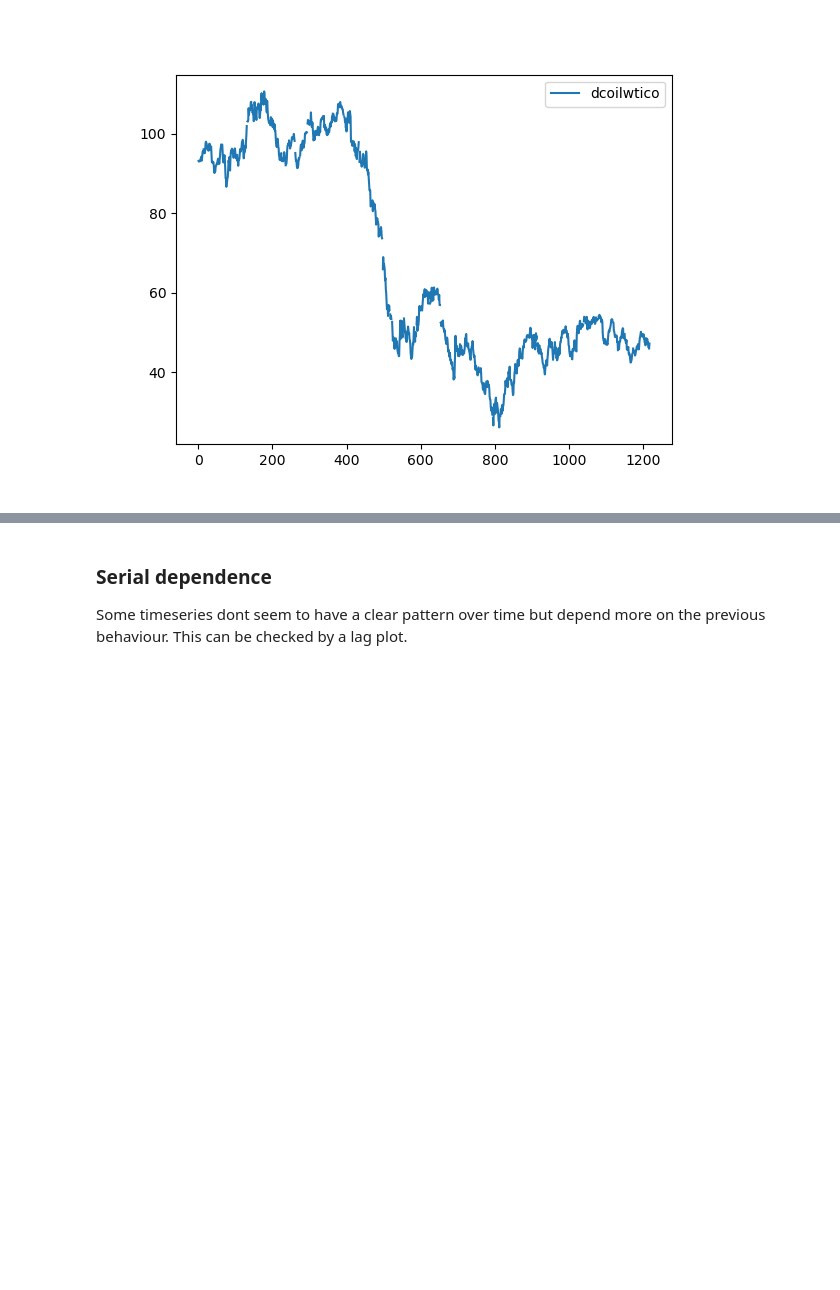
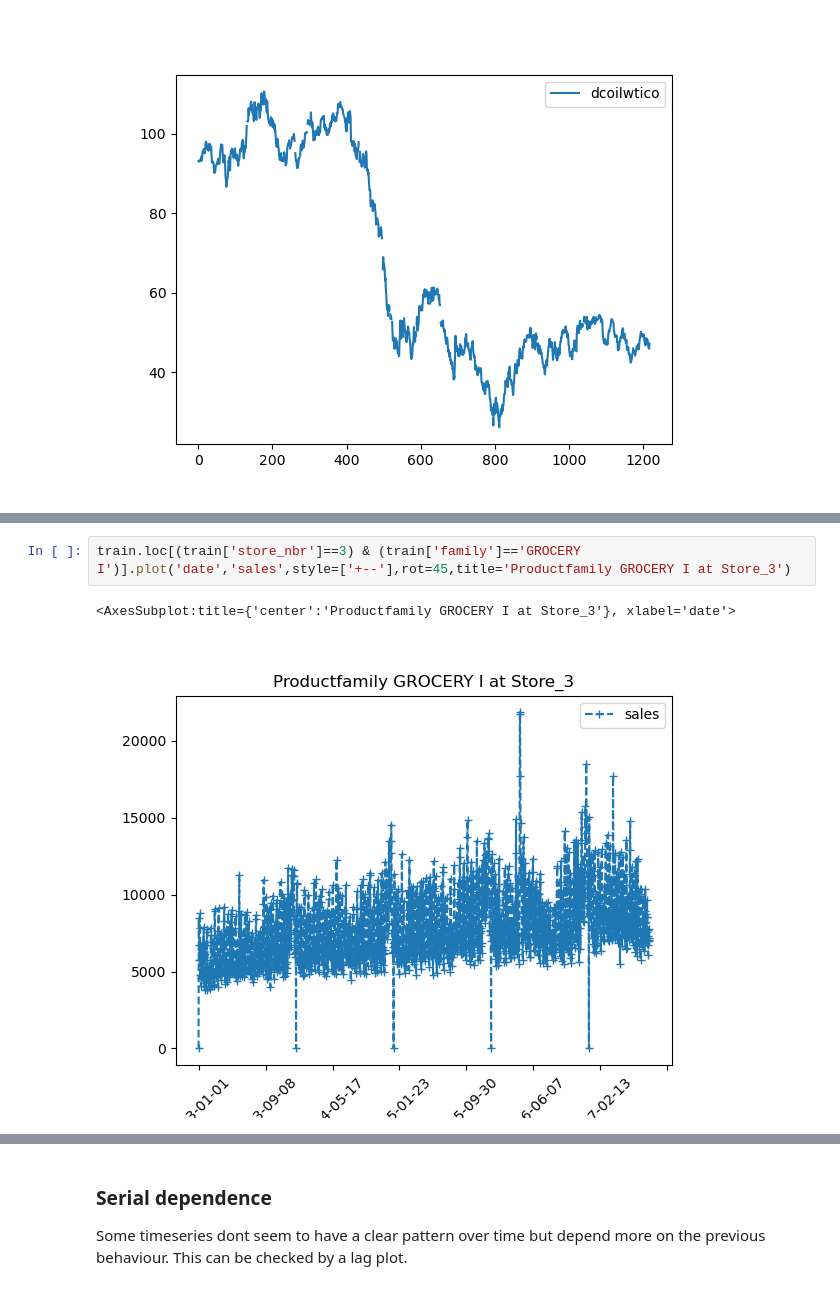
Before and after one commit to PGestrich/AML-Time-Series-Forecasting, a Jupyter notebook: visualize_data.ipynb, the cells around one changed output, grey strips where cells are left out. Saved outputs shown, nothing was run; the diff lists cells and outputs as text; blank space fills up the shorter version.

```diff
--- a/visualize_data.ipynb
+++ b/visualize_data.ipynb
@@ -58 +61,6 @@ train.loc[(train['store_nbr']==1) & (train['family']=='HARDWARE')].plot('date','
+# %%
+train.loc[(train['store_nbr']==3) & (train['family']=='GROCERY I')].plot('date','sales',style=['+--'],rot=45,title='Productfamily GROCERY I at Store_3')
+# %% [output]
+<AxesSubplot:title={'center':'Productfamily GROCERY I at Store_3'}, xlabel='date'>
+[figure, added]
 # %%
```
Also changed, not shown: parts of 11 cells of this notebook.
